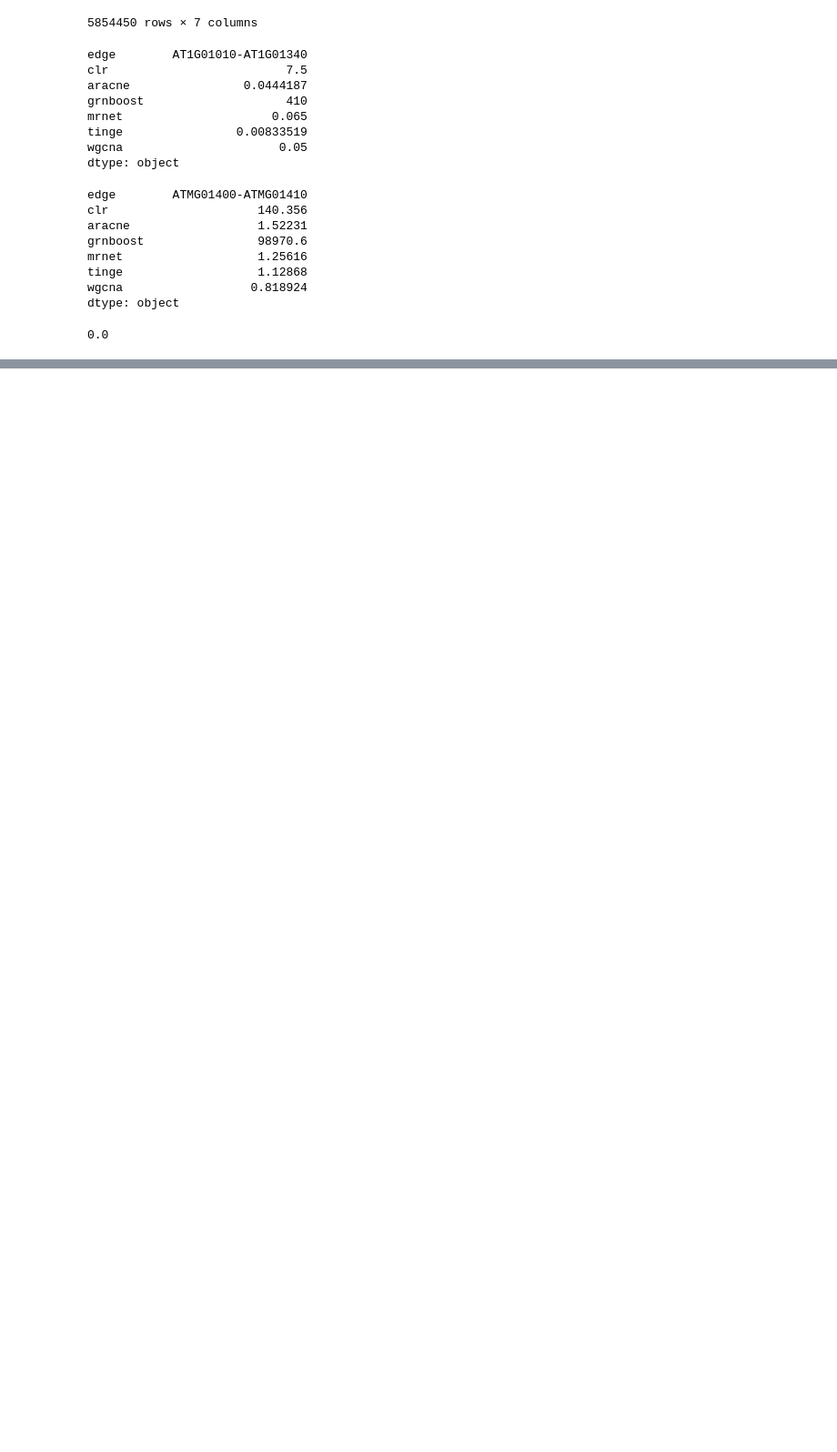
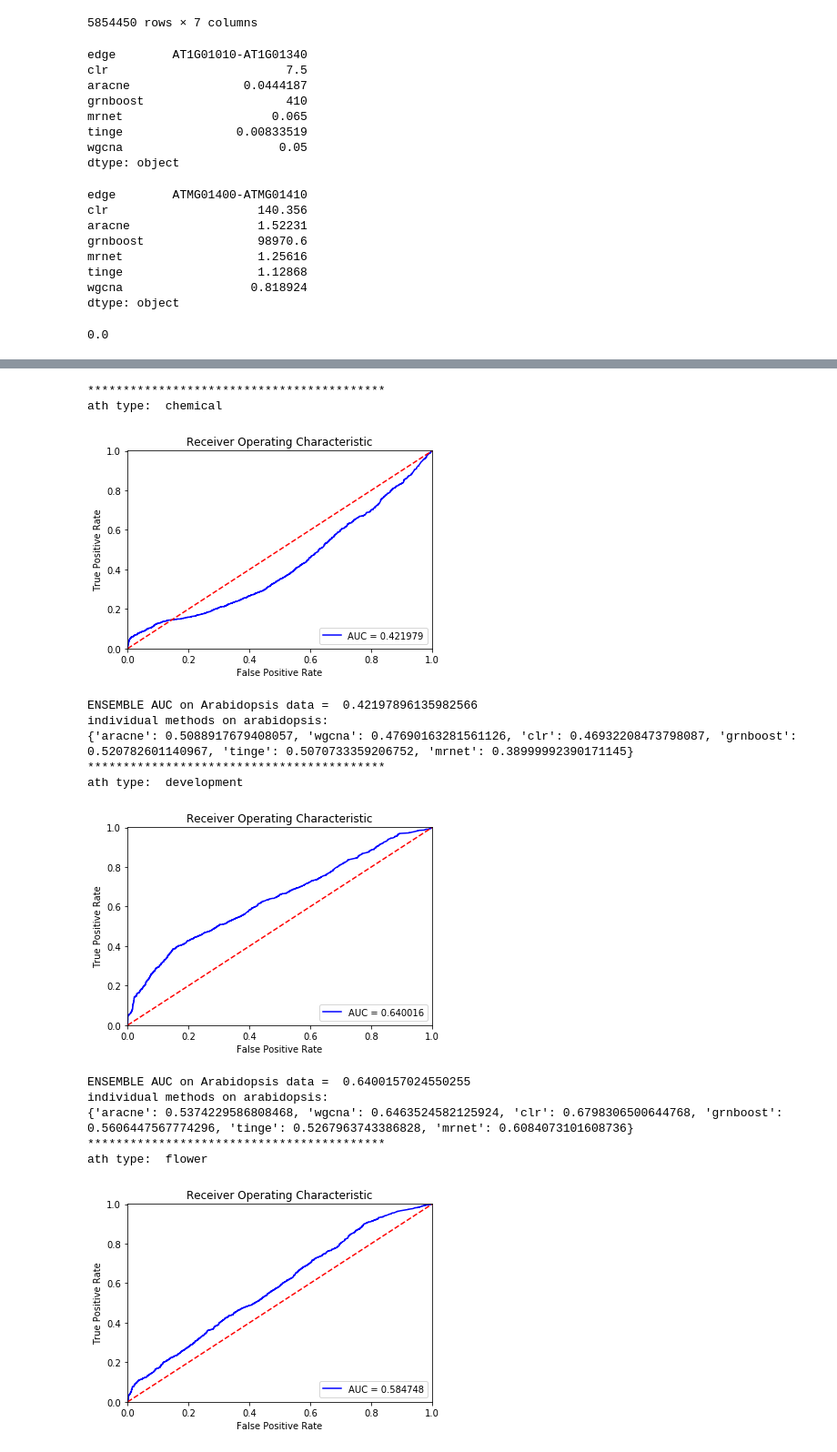
Before and after one commit to AluruLab/EnGRaiN, a Jupyter notebook: ensemble_arabidopsis_ML.ipynb, the cells around one changed output, grey strips where cells are left out. Shown at 91% size. Drawn from its saved outputs; the diff is of its cells as text; code cells hidden in the pictures; blank space fills up the shorter version.

Commit message:
ran on the athliana raw data

```diff
--- a/ensemble_arabidopsis_ML.ipynb
+++ b/ensemble_arabidopsis_ML.ipynb
@@ -715,0 +720,44 @@ df_abd['clr'].min()
+# %%
+ath_types = ['chemical', 'development', 'flower', 'hormone-aba-iaa-ga-br' ,'hormone-ja-sa-ethylene',
+            'leaf', 'light', 'nutrients', 'root', 'rosette', 'seed', 'seedling1wk', 'seedling2wk',
+            'shoot', 'stress-light', 'stress-other', 'stress-pathogen', 'stress-salt-drought',
+            'stress-temperature', 'wholeplant']
+
+# predicting using the trained params
+clf, index, scaler = trained_params
+
+for i, t in enumerate(ath_types):
+    print('******************************************')
+    print('ath type: ', t)
+    athOnes  = pd.read_csv('data/athaliana_raw/'+ath_types[i]+'-positives.csv', sep=',')
+    athOnes['prediction'] = 1
+    athZeros = pd.read_csv('data/athaliana_raw/'+ath_types[i]+'-negatives.csv', sep=',')
+    athZeros['prediction'] = 0
+    df_ath   = pd.concat([athOnes, athZeros], ignore_index=True)
+    #del df_abd['grnboost']
+    # print(df_ath)
+    # # Imputation step with zeros
+    df_ath = df_ath.fillna(0)
+
+
+    #print('Check col order: ', colFeats)
+    pred_array, auc = classifier_test(df_ath[colFeats], df_ath['prediction'], clf, index, scaler, 0)
+    print('ENSEMBLE AUC on Arabidopsis data = ', auc[0])
+    print('individual methods on arabidopsis: ')
+    individual_method(df_ath)
+# %% [output]
+******************************************
+ath type:  chemical
+[figure, added]
+ENSEMBLE AUC on Arabidopsis data =  0.42197896135982566
+individual methods on arabidopsis:
+{'aracne': 0.5088917679408057, 'wgcna': 0.47690163281561126, 'clr': 0.46932208473798087, 'grnboost': 0.520782601140967, 'tinge': 0.5070733359206752, 'mrnet': 0.38999992390171145}
+******************************************
+ath type:  development
+[figure, added]
+ENSEMBLE AUC on Arabidopsis data =  0.6400157024550255
+individual methods on arabidopsis:
+{'aracne': 0.5374229586808468, 'wgcna': 0.6463524582125924, 'clr': 0.6798306500644768, 'grnboost': 0.5606447567774296, 'tinge': 0.5267963743386828, 'mrnet': 0.6084073101608736}
+******************************************
+ath type:  flower
+[figure, added]
```
Also changed, not shown: parts of 9 cells of this notebook.
